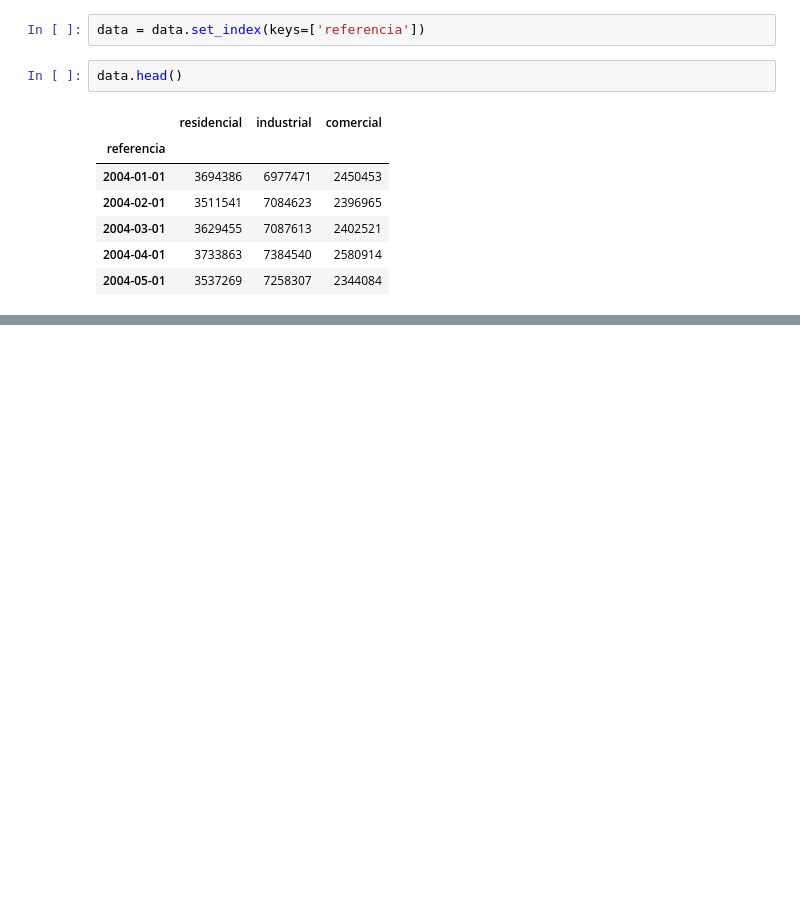
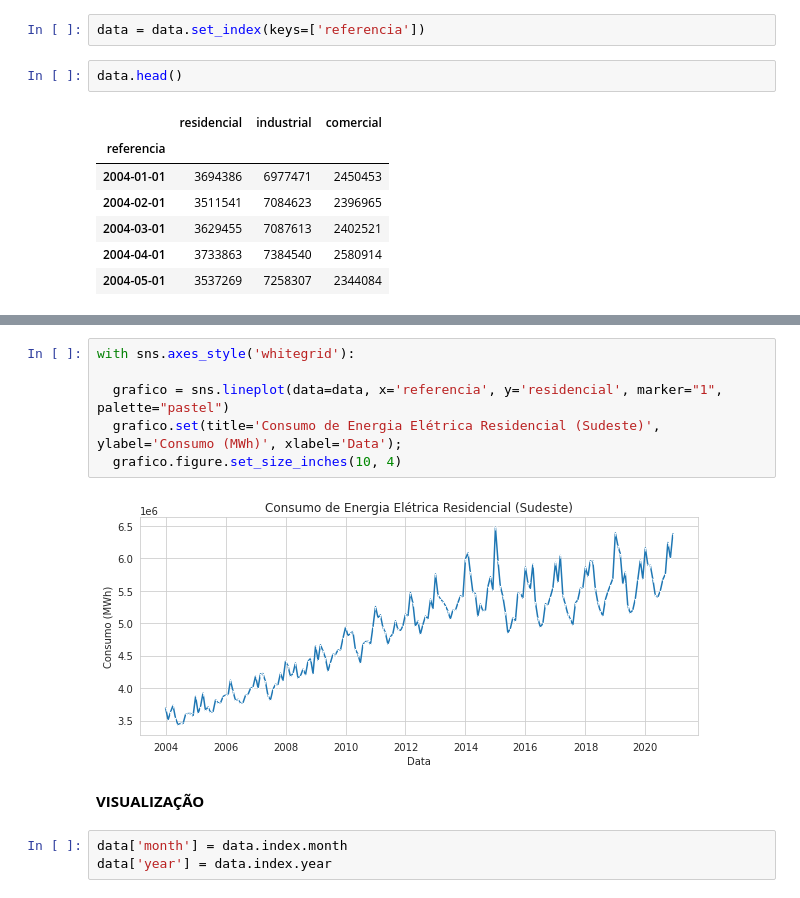
Before and after one commit to vinigm/Estudos, a Jupyter notebook: Séries_Temporais.ipynb, the cells around one changed output, grey strips where cells are left out. Cells and saved outputs as stored; diff of their text form; blank space fills up the shorter version.

```diff
--- a/Séries_Temporais.ipynb
+++ b/Séries_Temporais.ipynb
@@ -90,0 +164,13 @@ data.head()
+# %%
+with sns.axes_style('whitegrid'):
+
+  grafico = sns.lineplot(data=data, x='referencia', y='residencial', marker="1", palette="pastel")
+  grafico.set(title='Consumo de Energia Elétrica Residencial (Sudeste)', ylabel='Consumo (MWh)', xlabel='Data');
+  grafico.figure.set_size_inches(10, 4)
+# %% [output]
+[figure, added]
+# %% [markdown]
+**VISUALIZAÇÃO**
+# %%
+data['month'] = data.index.month
+data['year'] = data.index.year
```
Also changed, not shown: parts of 30 cells of this notebook.
